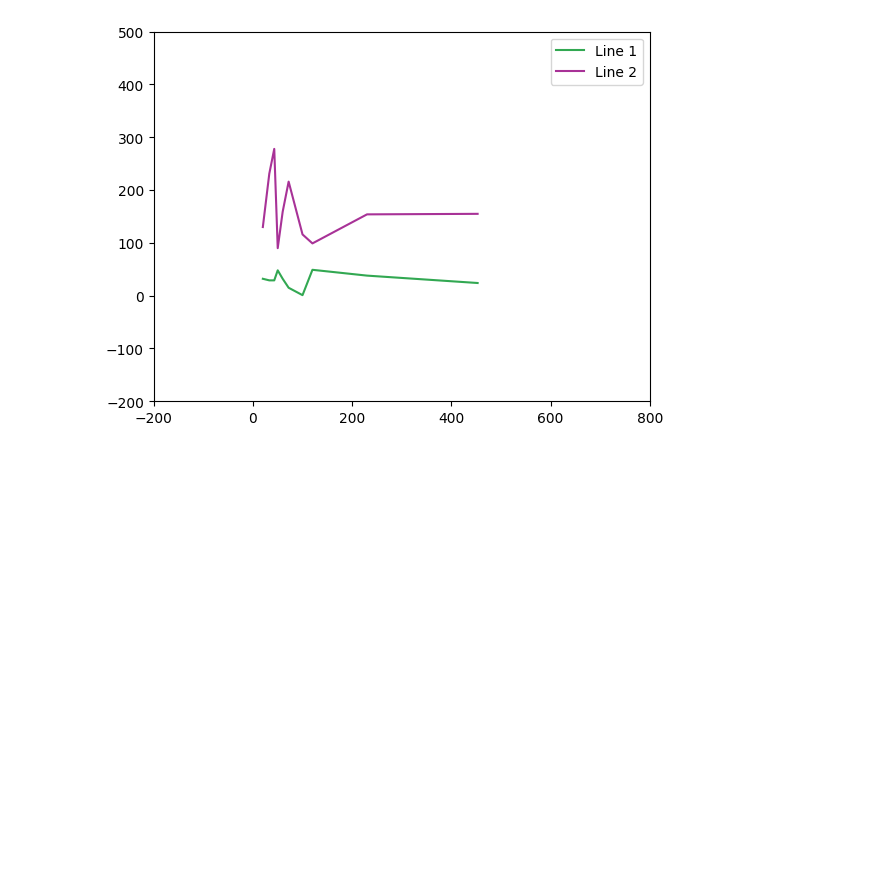
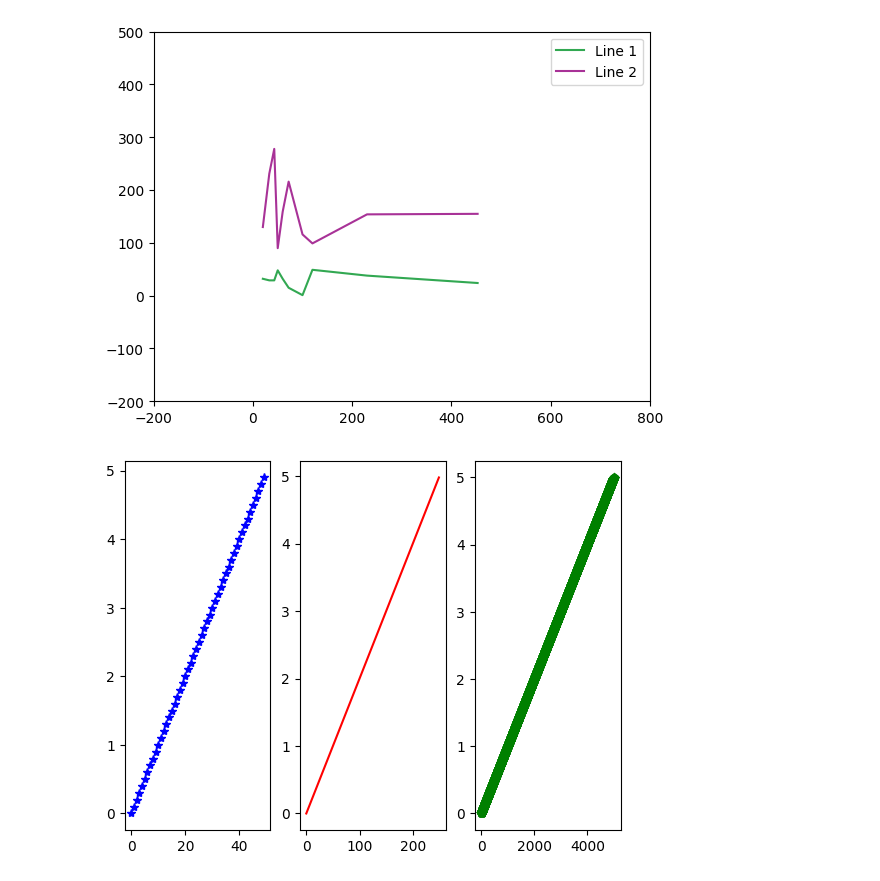
Before and after one commit to iyliahutta/Intro-to-Programming-for-DS, a Jupyter notebook: Python FIles/20221124 Week 6.ipynb, the cells around one changed output. Cells and saved outputs as stored; diff of their text form; code cells hidden in the pictures; blank space fills up the shorter version.

Commit message:
week 6 - subplots in matplotlib

```diff
--- a/Python FIles/20221124 Week 6.ipynb
+++ b/Python FIles/20221124 Week 6.ipynb
@@ -35,3 +35,20 @@ plt.ylim(-200,500)
 plt.show()
 # %% [output]
 [figure]
+# %%
+t1 = np.arange(0.0, 5.0, 0.1)
+t2 = np.arange(0.0, 5.0, 0.02)
+t3 = np.arange(0.0, 5.0, 0.001)
+
+plt.figure(1)
+plt.subplot(131) # plt.subplot(nrow,ncol,plot number)
+plt.plot(t1,'b*')
+
+plt.subplot(132)
+plt.plot(t2,'r-')
+
+plt.subplot(133)
+plt.plot(t3,'gp')
+plt.show()
+# %% [output]
+[figure, added]
```
